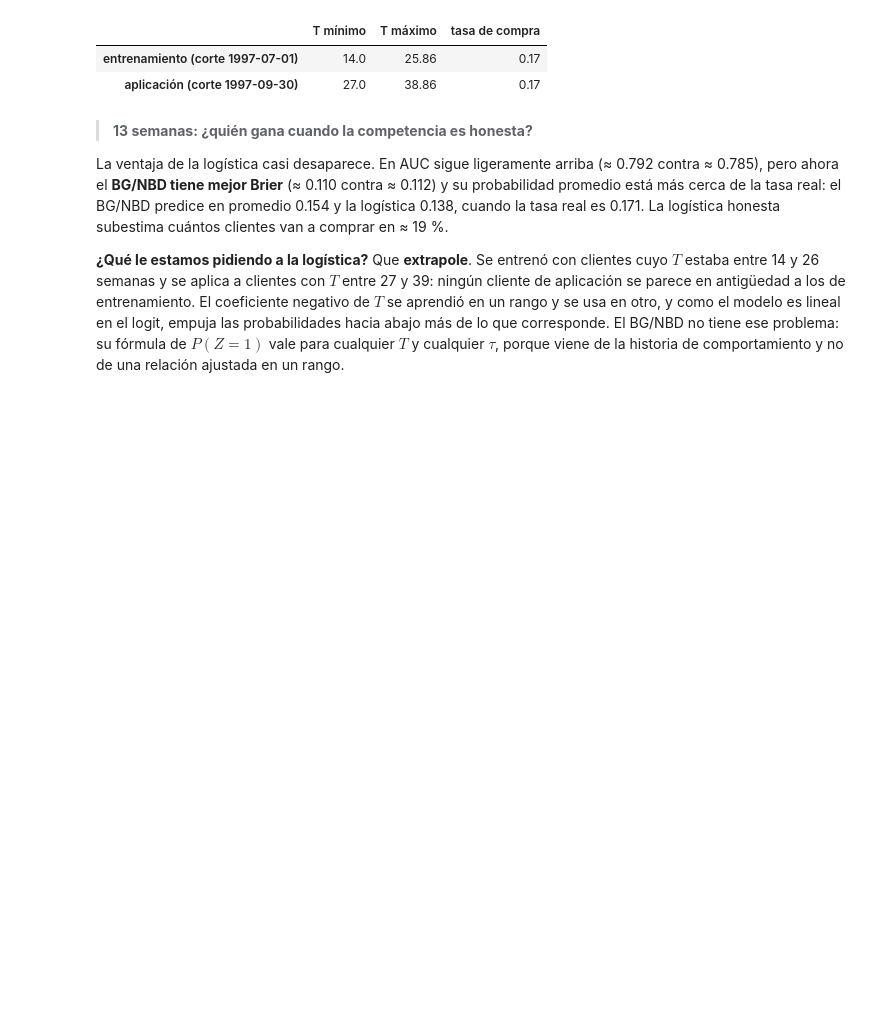
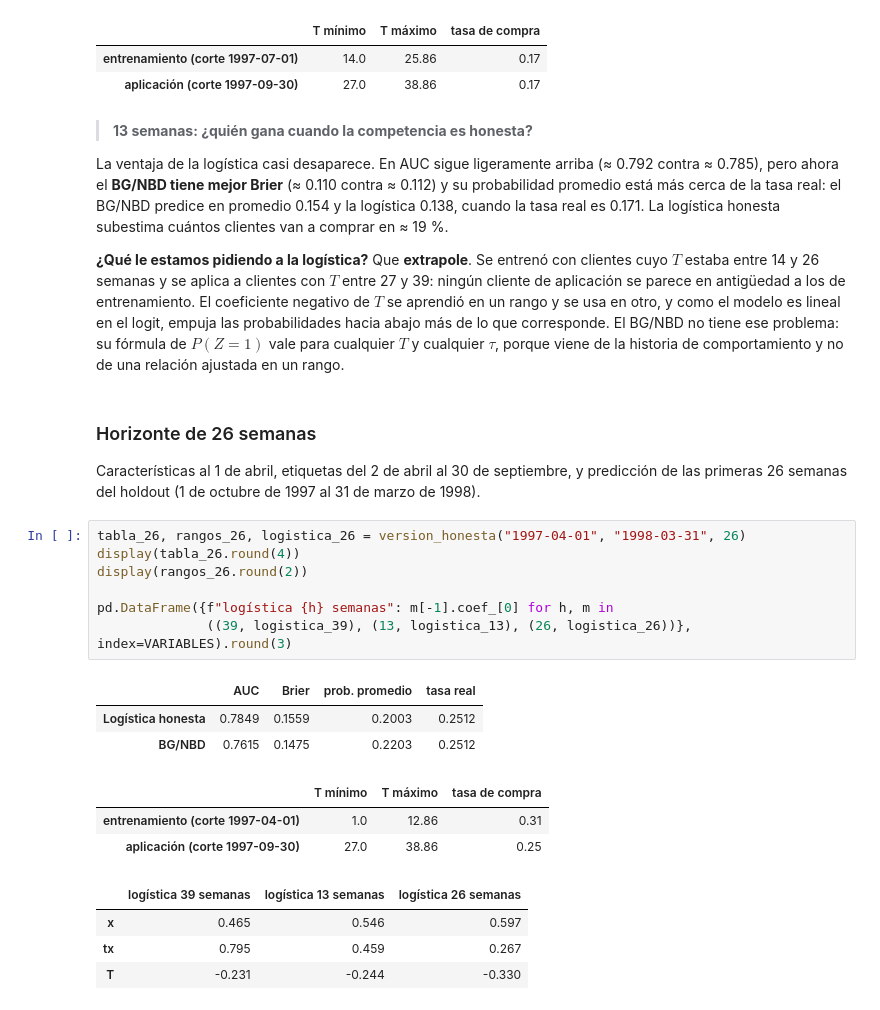
Before and after one commit to SSIsa14/contando-clientes-btyd, a Jupyter notebook: notebooks/06_logistica.ipynb, the cells around one changed output. Cells and saved outputs as stored; diff of their text form; blank space fills up the shorter version.

Commit message:
Parte 6: versión honesta con horizonte de 26 semanas (6.3)
Corte del 1 de abril; la extrapolación en T empeora a la logística.

```diff
--- a/notebooks/06_logistica.ipynb
+++ b/notebooks/06_logistica.ipynb
@@ -221,3 +221,25 @@ rangos_13.round(2)
 La ventaja de la logística casi desaparece. En AUC sigue ligeramente arriba (≈ 0.792 contra ≈ 0.785), pero ahora el **BG/NBD tiene mejor Brier** (≈ 0.110 contra ≈ 0.112) y su probabilidad promedio está más cerca de la tasa real: el BG/NBD predice en promedio 0.154 y la logística 0.138, cuando la tasa real es 0.171. La logística honesta subestima cuántos clientes van a comprar en ≈ 19 %.
 
 **¿Qué le estamos pidiendo a la logística?** Que **extrapole**. Se entrenó con clientes cuyo $T$ estaba entre 14 y 26 semanas y se aplica a clientes con $T$ entre 27 y 39: ningún cliente de aplicación se parece en antigüedad a los de entrenamiento. El coeficiente negativo de $T$ se aprendió en un rango y se usa en otro, y como el modelo es lineal en el logit, empuja las probabilidades hacia abajo más de lo que corresponde. El BG/NBD no tiene ese problema: su fórmula de $P(Z = 1)$ vale para cualquier $T$ y cualquier $\tau$, porque viene de la historia de comportamiento y no de una relación ajustada en un rango.
+# %% [markdown]
+### Horizonte de 26 semanas
+
+Características al 1 de abril, etiquetas del 2 de abril al 30 de septiembre, y predicción de las primeras 26 semanas del holdout (1 de octubre de 1997 al 31 de marzo de 1998).
+# %%
+tabla_26, rangos_26, logistica_26 = version_honesta("1997-04-01", "1998-03-31", 26)
+display(tabla_26.round(4))
+display(rangos_26.round(2))
+
+pd.DataFrame({f"logística {h} semanas": m[-1].coef_[0] for h, m in
+              ((39, logistica_39), (13, logistica_13), (26, logistica_26))}, index=VARIABLES).round(3)
+# %% [output]
+|  | AUC | Brier | prob. promedio | tasa real |
+| Logística honesta | 0.7849 | 0.1559 | 0.2003 | 0.2512 |
+| BG/NBD | 0.7615 | 0.1475 | 0.2203 | 0.2512 |
+|  | T mínimo | T máximo | tasa de compra |
+| entrenamiento (corte 1997-04-01) | 1.0 | 12.86 | 0.31 |
+| aplicación (corte 1997-09-30) | 27.0 | 38.86 | 0.25 |
+|  | logística 39 semanas | logística 13 semanas | logística 26 semanas |
+| x | 0.465 | 0.546 | 0.597 |
+| tx | 0.795 | 0.459 | 0.267 |
+| T | -0.231 | -0.244 | -0.330 |
```
Also changed, not shown: parts of 1 cell of this notebook.
